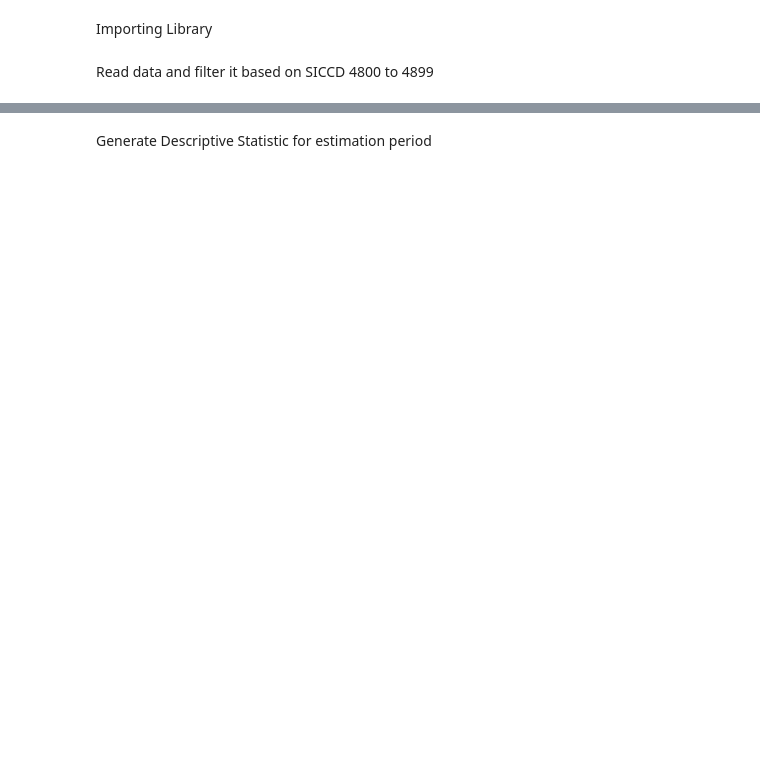
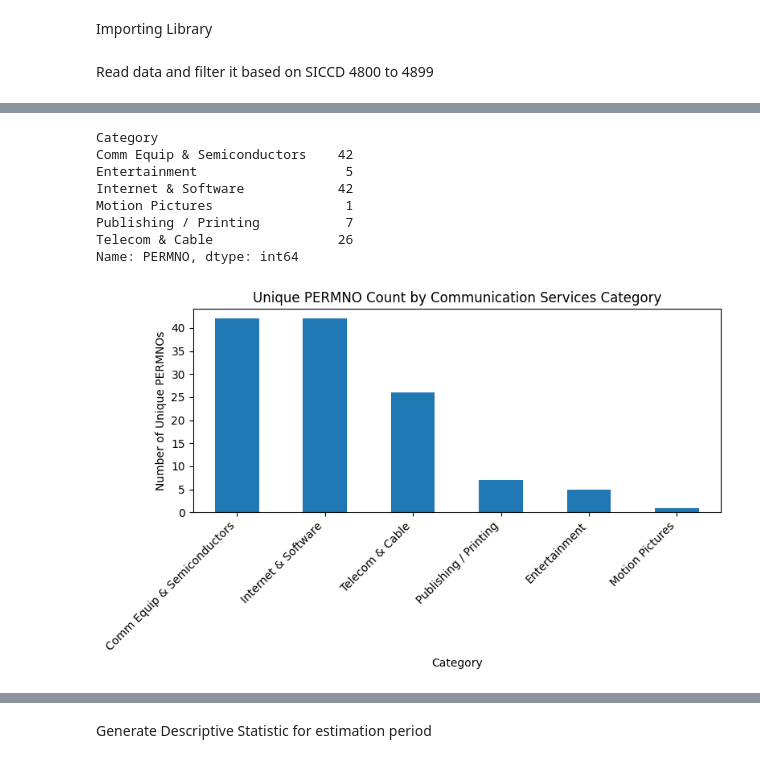
Before and after one commit to fazlur97/StockForecasting_TSFM, a Jupyter notebook: Preprocess.ipynb, the cells around one changed output, grey strips where cells are left out. Cells and saved outputs as stored; diff of their text form; code cells hidden in the pictures; blank space fills up the shorter version.

```diff
--- a/Preprocess.ipynb
+++ b/Preprocess.ipynb
@@ -145,0 +161,15 @@ top_50_out_df = outofsample_df[outofsample_df['PERMNO'].isin(top_50_permnos)].co
+# %%
+# 5. Check coverage per PERMNO
+coverage = (
+    full_df_clean.groupby('PERMNO')['date']
+           .nunique()
+           .reset_index(name='days_present')
+)
+
+print(coverage["days_present"].max())
+display(coverage.sort_values('days_present').sort_values('days_present', ascending=False) )
+clean_permnos = coverage.loc[coverage['days_present'] == coverage["days_present"].max(), 'PERMNO']
+
+# 6. Final clean dataset
+clean_df = full_df_clean[full_df_clean['PERMNO'].isin(clean_permnos)].copy()
+print("Clean PERMNO count:", clean_df['PERMNO'].nunique())
@@ -145,0 +231,44 @@ top_50_out_df = outofsample_df[outofsample_df['PERMNO'].isin(top_50_permnos)].co
+# %%
+
+# Assign category labels
+def categorize_sic(sic):
+    if 4800 <= sic <= 4899:
+        return "Telecom & Cable"
+    elif 2711 <= sic <= 2759:
+        return "Publishing / Printing"
+    elif 7812 <= sic <= 7832:
+        return "Motion Pictures"
+    elif 7370 <= sic <= 7379:
+        return "Internet & Software"
+    elif 7900 <= sic <= 7999:
+        return "Entertainment"
+    elif 3661 <= sic <= 3674:
+        return "Comm Equip & Semiconductors"
+    else:
+        return "Other"
+
+clean_df['Category'] = clean_df['SICCD'].apply(categorize_sic)
+
+# Count unique PERMNOs in each category
+permno_counts = clean_df.groupby('Category')['PERMNO'].nunique()
+display(permno_counts)
+
+# Plot histogram
+plt.figure(figsize=(8,5))
+permno_counts.sort_values(ascending=False).plot(kind='bar')
+plt.title("Unique PERMNO Count by Communication Services Category")
+plt.ylabel("Number of Unique PERMNOs")
+plt.xlabel("Category")
+plt.xticks(rotation=45, ha='right')
+plt.tight_layout()
+plt.show()
+# %% [output]
+Category
+Comm Equip & Semiconductors    42
+Entertainment                   5
+Internet & Software            42
+Motion Pictures                 1
+Publishing / Printing           7
+Telecom & Cable                26
+Name: PERMNO, dtype: int64
+[figure, added]
```
Also changed, not shown: parts of 64 cells of this notebook, 55 other files.
